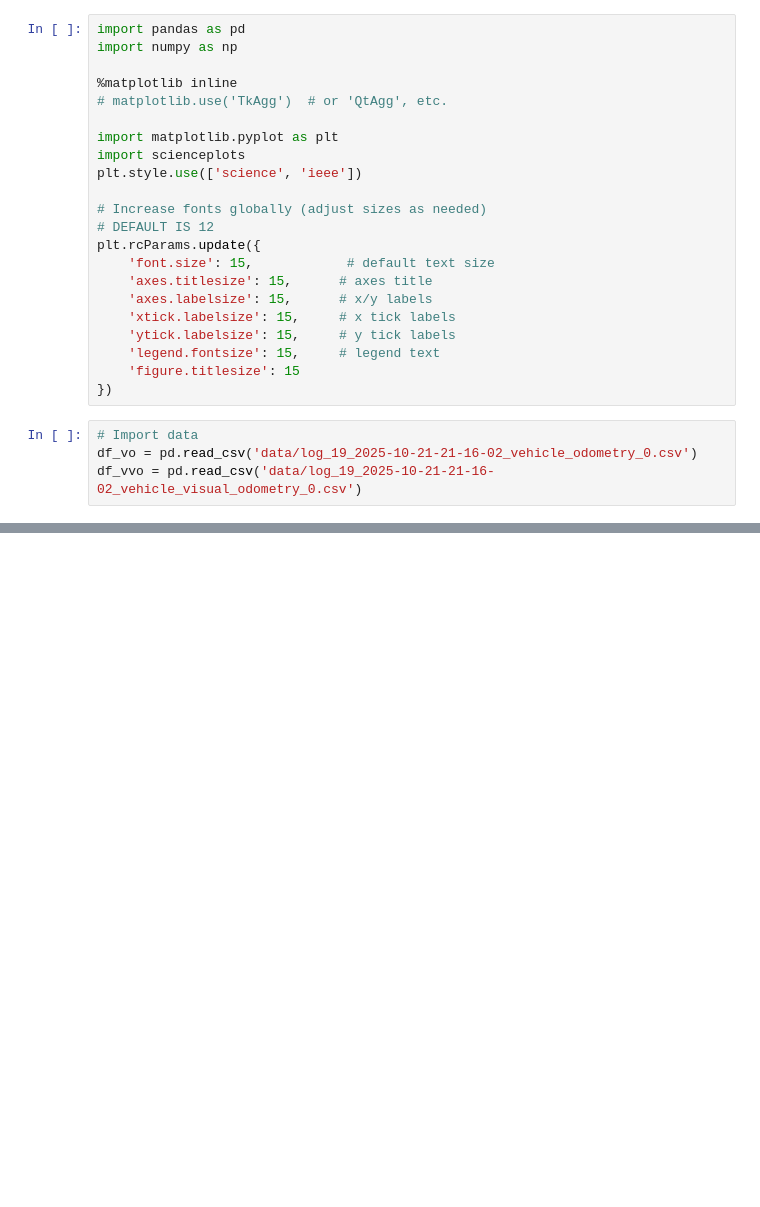
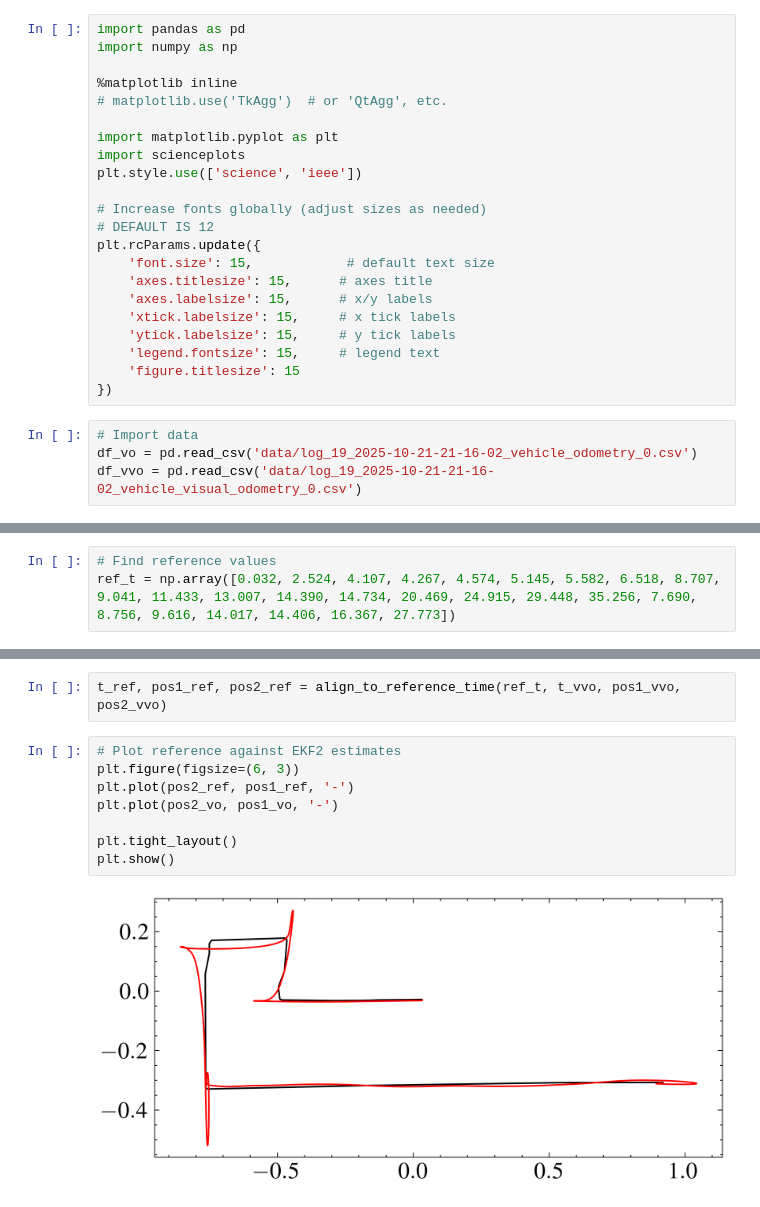
Before and after one commit to ringe-n-5525079/mocap-fyp, a Jupyter notebook: data_capture/Paper_Plotting/ground_truth.ipynb, the cells around one changed output, grey strips where cells are left out. Cells and saved outputs as stored; diff of their text form; blank space fills up the shorter version.

```diff
--- a/data_capture/Paper_Plotting/ground_truth.ipynb
+++ b/data_capture/Paper_Plotting/ground_truth.ipynb
@@ -45,0 +78,3 @@ Error:
+# %%
+# Find reference values
+ref_t = np.array([0.032, 2.524, 4.107, 4.267, 4.574, 5.145, 5.582, 6.518, 8.707, 9.041, 11.433, 13.007, 14.390, 14.734, 20.469, 24.915, 29.448, 35.256, 7.690, 8.756, 9.616, 14.017, 14.406, 16.367, 27.773])
@@ -45,0 +127,12 @@ Error:
+# %%
+t_ref, pos1_ref, pos2_ref = align_to_reference_time(ref_t, t_vvo, pos1_vvo, pos2_vvo)
+# %%
+# Plot reference against EKF2 estimates
+plt.figure(figsize=(6, 3))
+plt.plot(pos2_ref, pos1_ref, '-')
+plt.plot(pos2_vo, pos1_vo, '-')
+
+plt.tight_layout()
+plt.show()
+# %% [output]
+[figure, added]
```
Also changed, not shown: parts of 8 cells of this notebook, 12 other files.
